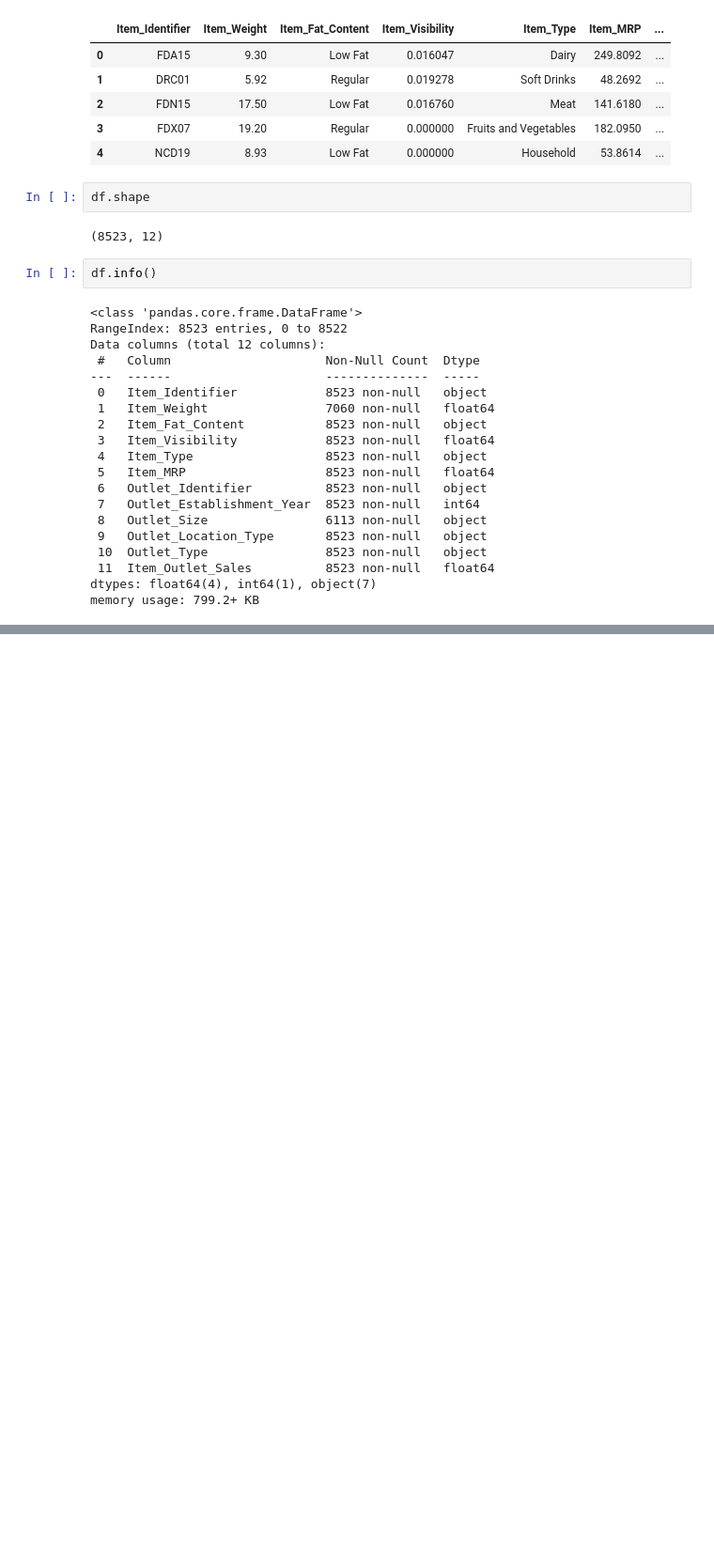
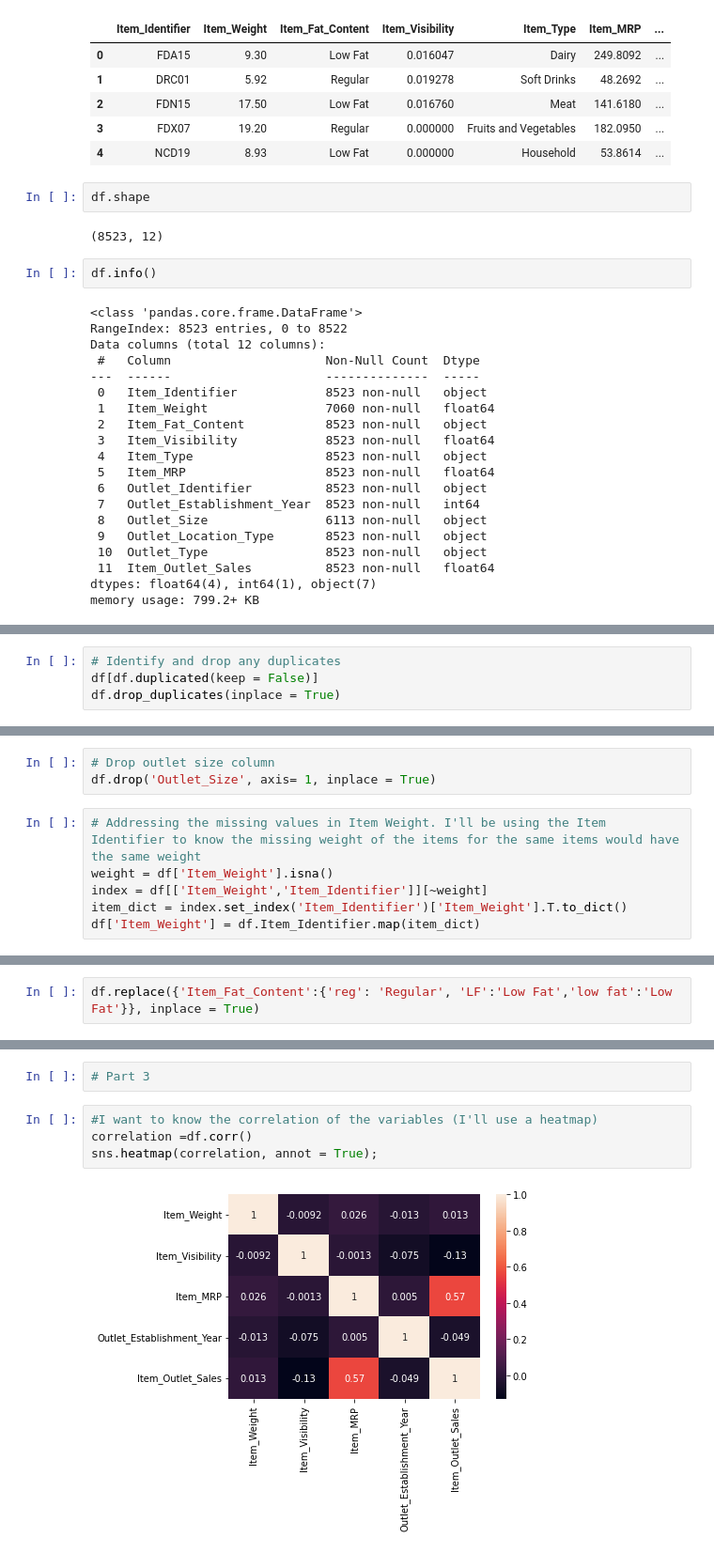
Before and after one commit to angiepabelic/sales-predictions, a Jupyter notebook: sales_predictions.ipynb, the cells around one changed output, grey strips where cells are left out. Shown at 94% size. Saved outputs shown, nothing was run; the diff lists cells and outputs as text; blank space fills up the shorter version.

```diff
--- a/sales_predictions.ipynb
+++ b/sales_predictions.ipynb
@@ -92,0 +57,4 @@ df.loc[Item_Weight_missing,:]
+# %%
+# Identify and drop any duplicates
+df[df.duplicated(keep = False)]
+df.drop_duplicates(inplace = True)
@@ -92,0 +78,9 @@ df.loc[Item_Weight_missing,:]
+# %%
+# Drop outlet size column
+df.drop('Outlet_Size', axis= 1, inplace = True)
+# %%
+# Addressing the missing values in Item Weight. I'll be using the Item Identifier to know the missing weight of the items for the same items would have the same weight
+weight = df['Item_Weight'].isna()
+index = df[['Item_Weight','Item_Identifier']][~weight]
+item_dict = index.set_index('Item_Identifier')['Item_Weight'].T.to_dict()
+df['Item_Weight'] = df.Item_Identifier.map(item_dict)
@@ -92,0 +97,2 @@ df.loc[Item_Weight_missing,:]
+# %%
+df.replace({'Item_Fat_Content':{'reg': 'Regular', 'LF':'Low Fat','low fat':'Low Fat'}}, inplace = True)
@@ -92,0 +116,8 @@ df.loc[Item_Weight_missing,:]
+# %%
+# Part 3
+# %%
+#I want to know the correlation of the variables (I'll use a heatmap)
+correlation =df.corr()
+sns.heatmap(correlation, annot = True);
+# %% [output]
+[figure, added]
```
Also changed, not shown: parts of 12 cells of this notebook.
